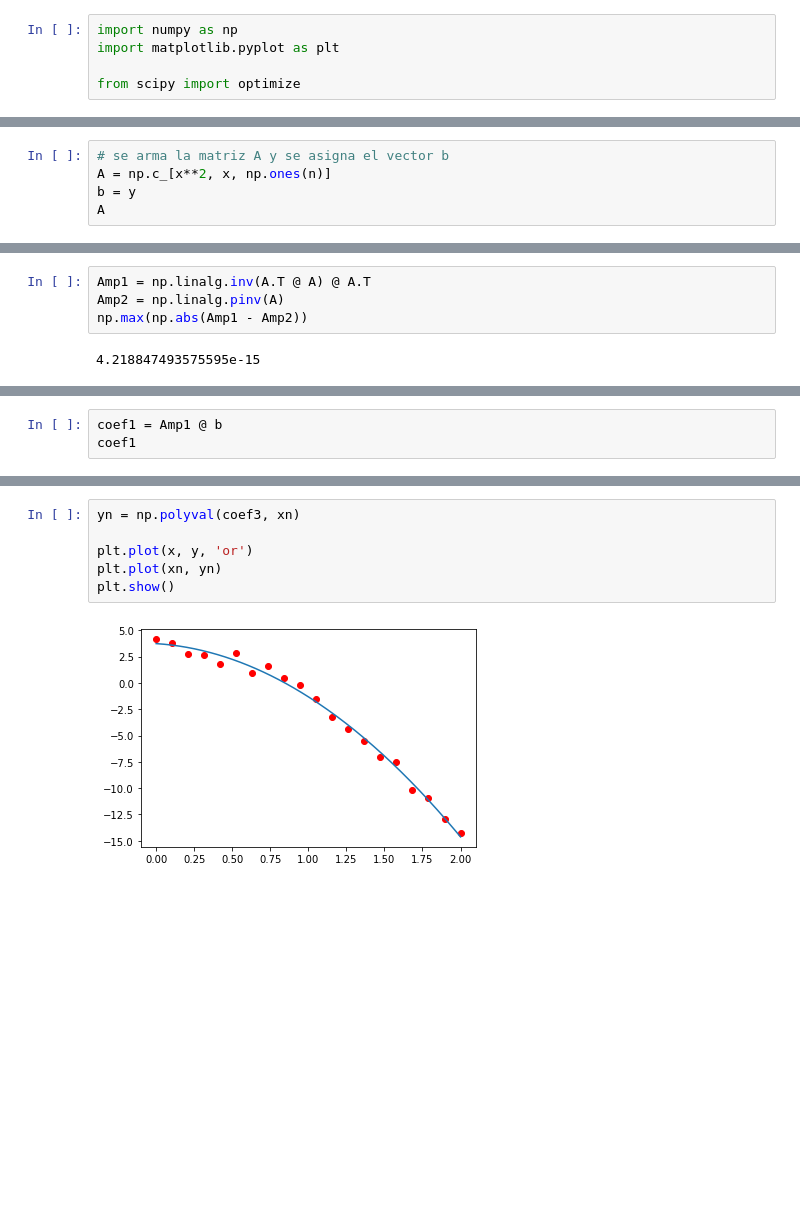
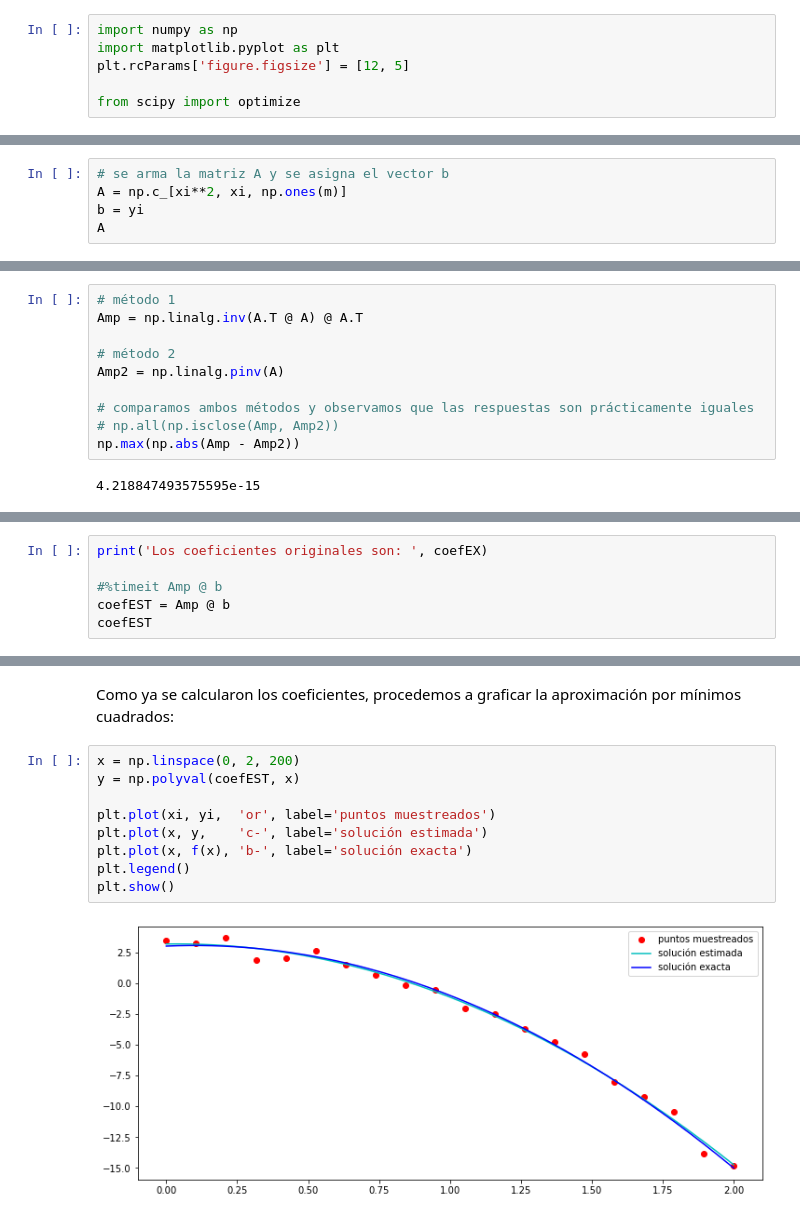
Before and after one commit to diegoandresalvarez/solidos, a Jupyter notebook: archivos/regresion.ipynb, the cells around one changed output, grey strips where cells are left out. Drawn from its saved outputs; the diff is of its cells as text; blank space fills up the shorter version.

```diff
--- a/archivos/regresion.ipynb
+++ b/archivos/regresion.ipynb
@@ -3,6 +3,7 @@
 # %%
 import numpy as np
 import matplotlib.pyplot as plt
+plt.rcParams['figure.figsize'] = [12, 5]
 
 from scipy import optimize
 # %% [markdown]
@@ -25,7 +29,7 @@ plt.show()
 # %%
 # se arma la matriz A y se asigna el vector b
-A = np.c_[x**2, x, np.ones(n)]
-b = y
+A = np.c_[xi**2, xi, np.ones(m)]
+b = yi
 A
 # %% [output]
 array([[0.        , 0.        , 1.        ],
@@ -51,6 +57,12 @@ array([[0.        , 0.        , 1.        ],
 # %%
-Amp1 = np.linalg.inv(A.T @ A) @ A.T
+# método 1
+Amp = np.linalg.inv(A.T @ A) @ A.T
+
+# método 2
 Amp2 = np.linalg.pinv(A)
-np.max(np.abs(Amp1 - Amp2))
+
+# comparamos ambos métodos y observamos que las respuestas son prácticamente iguales
+# np.all(np.isclose(Amp, Amp2))
+np.max(np.abs(Amp - Amp2))
 # %% [output]
 4.218847493575595e-15
@@ -57,4 +71,7 @@ np.max(np.abs(Amp1 - Amp2))
 # %%
-coef1 = Amp1 @ b
-coef1
+print('Los coeficientes originales son: ', coefEX)
+
+#%timeit Amp @ b
+coefEST = Amp @ b
+coefEST
 # %% [output]
@@ -74,9 +98,14 @@ array([-4.13224204, -0.92601037,  3.74242188])
+# %% [markdown]
+Como ya se calcularon los coeficientes, procedemos a graficar la aproximación por mínimos cuadrados:
 # %%
-yn = np.polyval(coef3, xn)
+x = np.linspace(0, 2, 200)
+y = np.polyval(coefEST, x)
 
-plt.plot(x, y, 'or')
-plt.plot(xn, yn)
+plt.plot(xi, yi,  'or', label='puntos muestreados')
+plt.plot(x, y,    'c-', label='solución estimada')
+plt.plot(x, f(x), 'b-', label='solución exacta')
+plt.legend()
 plt.show()
 # %% [output]
-[figure, old version]
+[figure, new version]
 # %% [markdown]
```
Also changed, not shown: parts of 19 cells of this notebook.
